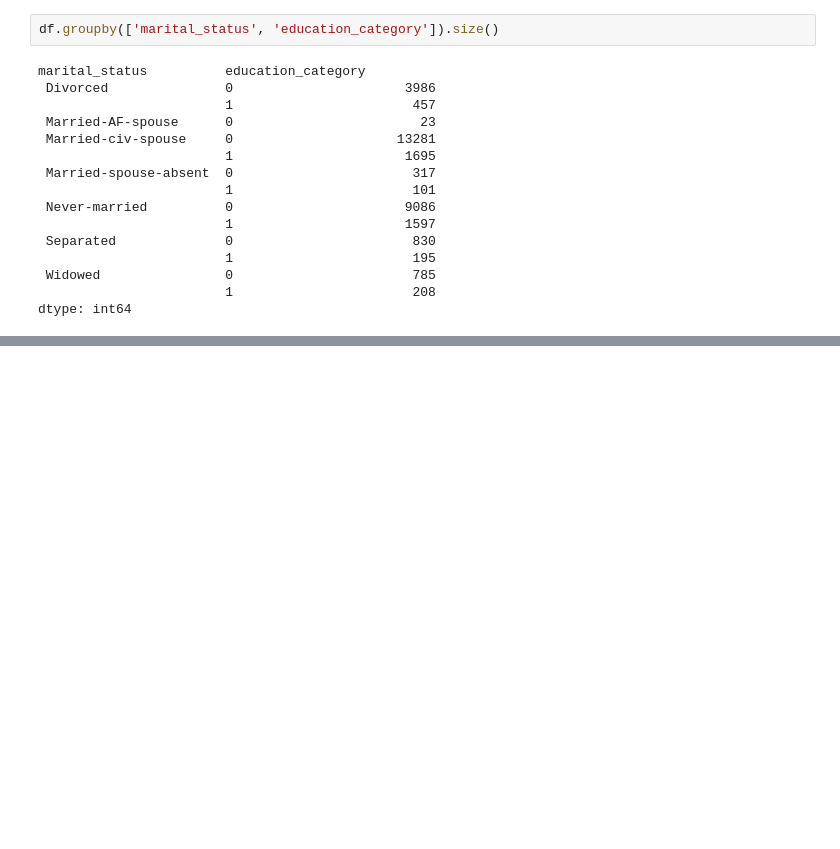
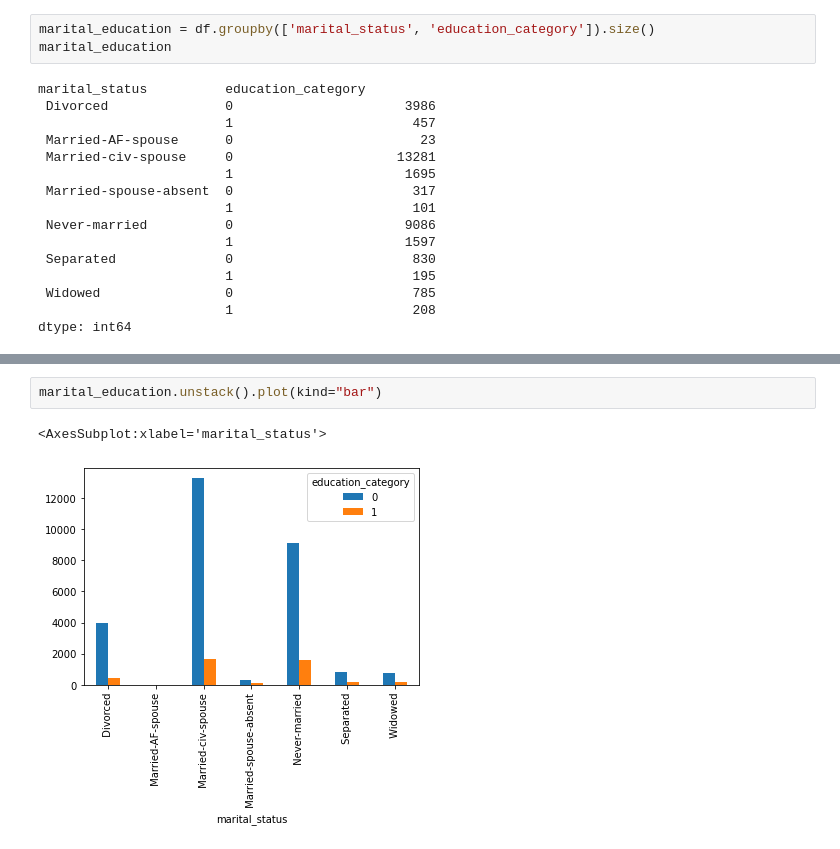
Before and after one commit to mjeong/clessardmjeongsp2021finalproject, a Jupyter notebook: report.ipynb, the cells around one changed output, grey strips where cells are left out. Cells and saved outputs as stored; diff of their text form; blank space fills up the shorter version.

```diff
--- a/report.ipynb
+++ b/report.ipynb
@@ -167,7 +168,8 @@ age  education_category
      1                      1855
 dtype: int64
 # %%
-df.groupby(['marital_status', 'education_category']).size()
+marital_education = df.groupby(['marital_status', 'education_category']).size()
+marital_education
 # %% [output]
 marital_status          education_category
  Divorced               0                      3986
@@ -294,0 +310,5 @@ Length: 83, dtype: int64
+# %%
+marital_education.unstack().plot(kind="bar")
+# %% [output]
+<AxesSubplot:xlabel='marital_status'>
+[figure, added]
```
Also changed, not shown: parts of 13 cells of this notebook.
